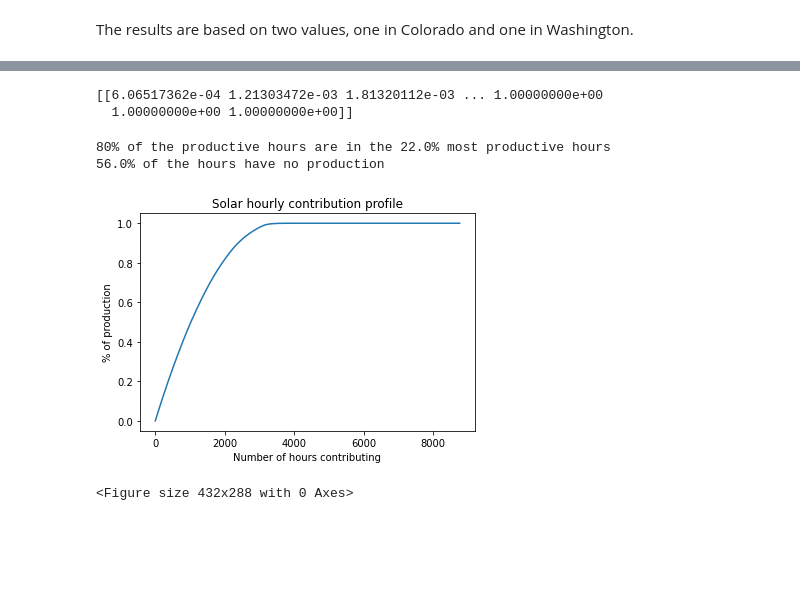
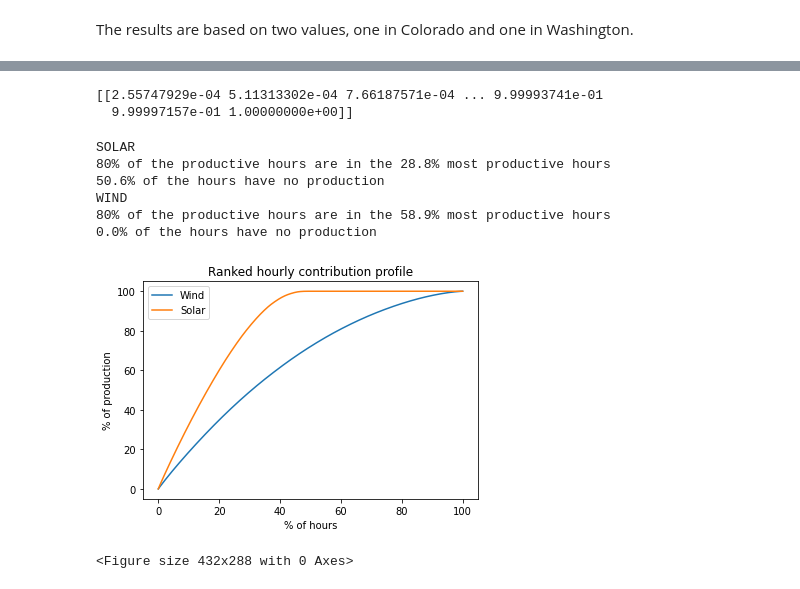
Before and after one commit to glher/Teaching, a Jupyter notebook: Energy/solardata/rankedhours.ipynb, the cells around one changed output, grey strips where cells are left out. Drawn from its saved outputs; the diff is of its cells as text; code cells hidden in the pictures; blank space fills up the shorter version.

```diff
--- a/Energy/solardata/rankedhours.ipynb
+++ b/Energy/solardata/rankedhours.ipynb
@@ -6,43 +49,57 @@ The results are based on two values, one in Colorado and one in Washington.
 # %%
-def get_case(filename):
+def get_case_wind(filename):
     # df = pd.read_csv('wa-pv-2006/DA_47.45_-121.95_2006_UPV_50MW_60_Min.csv')
     df = pd.read_csv(filename)
-    total = df['Power(MW)'].sum()
-    vals = df['Power(MW)'].to_numpy()
+    total = df['Total Wind Output, MW'].sum()
+    vals = df['Total Wind Output, MW'].to_numpy()
     vals = np.sort(vals) / total
     vals = np.array(vals[::-1])
     vals = np.cumsum(vals)
     return vals
 
-filenames = ['wa-pv-2006/DA_47.45_-122.15_2006_DPV_7MW_60_Min.csv']
-valsplot = []
+filenames = ['../winddata/texas_wind_output.csv']
+valsplot_wind = []
 for f in filenames:
-    valsplot.append(get_case(f))
+    valsplot_wind.append(get_case_wind(f))
 
-valsplot = np.stack(valsplot)
-print(valsplot)
+valsplot_wind = np.stack(valsplot_wind)
+print(valsplot_wind)
 # %% [output]
-[[6.06517362e-04 1.21303472e-03 1.81320112e-03 ... 1.00000000e+00
-  1.00000000e+00 1.00000000e+00]]
+[[2.55747929e-04 5.11313302e-04 7.66187571e-04 ... 9.99993741e-01
+  9.99997157e-01 1.00000000e+00]]
 # %%
 import matplotlib.pyplot as plt
 %matplotlib inline
 
 fig = plt.figure()
-for i in range(len(valsplot)):
-    plt.plot(valsplot[i])
-    plt.title('Solar hourly contribution profile')
+for i in range(len(valsplot_solar)):
+    x = np.array(list(range(8760)))
+    xpct = 100. * x / 8760.
+    plt.plot(xpct, 100. * valsplot_wind[i], label='Wind')
+    plt.plot(xpct, 100. * valsplot_solar[i], label='Solar')
+    plt.title('Ranked hourly contribution profile')
     plt.ylabel('% of production')
-    plt.xlabel('Number of hours contributing')
-fig.savefig('solar.png', bbox_inches='tight')
+    plt.xlabel('% of hours')
+    plt.legend(loc="upper left")
+fig.savefig('solarwind.png', bbox_inches='tight')
 
-for i in range(len(valsplot)):
-    print(f'80% of the productive hours are in the {100 * float(np.where(valsplot[i] > 0.8)[0][0]) / 8760.:.1f}% most productive hours')
-    print(f'{100 * float(8760 - np.where(valsplot[i] > 0.999999999)[0][0]) / 8760.:.1f}% of the hours have no production')
+for i in range(len(valsplot_solar)):
+    print('SOLAR')
+    print(f'80% of the productive hours are in the {100 * float(np.where(valsplot_solar[i] > 0.8)[0][0]) / 8760.:.1f}% most productive hours')
+    print(f'{100 * float(8760 - np.where(valsplot_solar[i] > 0.999999999)[0][0]) / 8760.:.1f}% of the hours have no production')
+
+for i in range(len(valsplot_wind)):
+    print('WIND')
+    print(f'80% of the productive hours are in the {100 * float(np.where(valsplot_wind[i] > 0.8)[0][0]) / 8760.:.1f}% most productive hours')
+    print(f'{100 * float(8760 - np.where(valsplot_wind[i] > 0.999999999)[0][0]) / 8760.:.1f}% of the hours have no production')
 # %% [output]
-80% of the productive hours are in the 22.0% most productive hours
-56.0% of the hours have no production
+SOLAR
+80% of the productive hours are in the 28.8% most productive hours
+50.6% of the hours have no production
+WIND
+80% of the productive hours are in the 58.9% most productive hours
+0.0% of the hours have no production
-[figure, old version]
+[figure, new version]
 # %%
 # %% [output]
 <Figure size 432x288 with 0 Axes>
```
Also changed, not shown: parts of 2 cells of this notebook, 7 other files.
